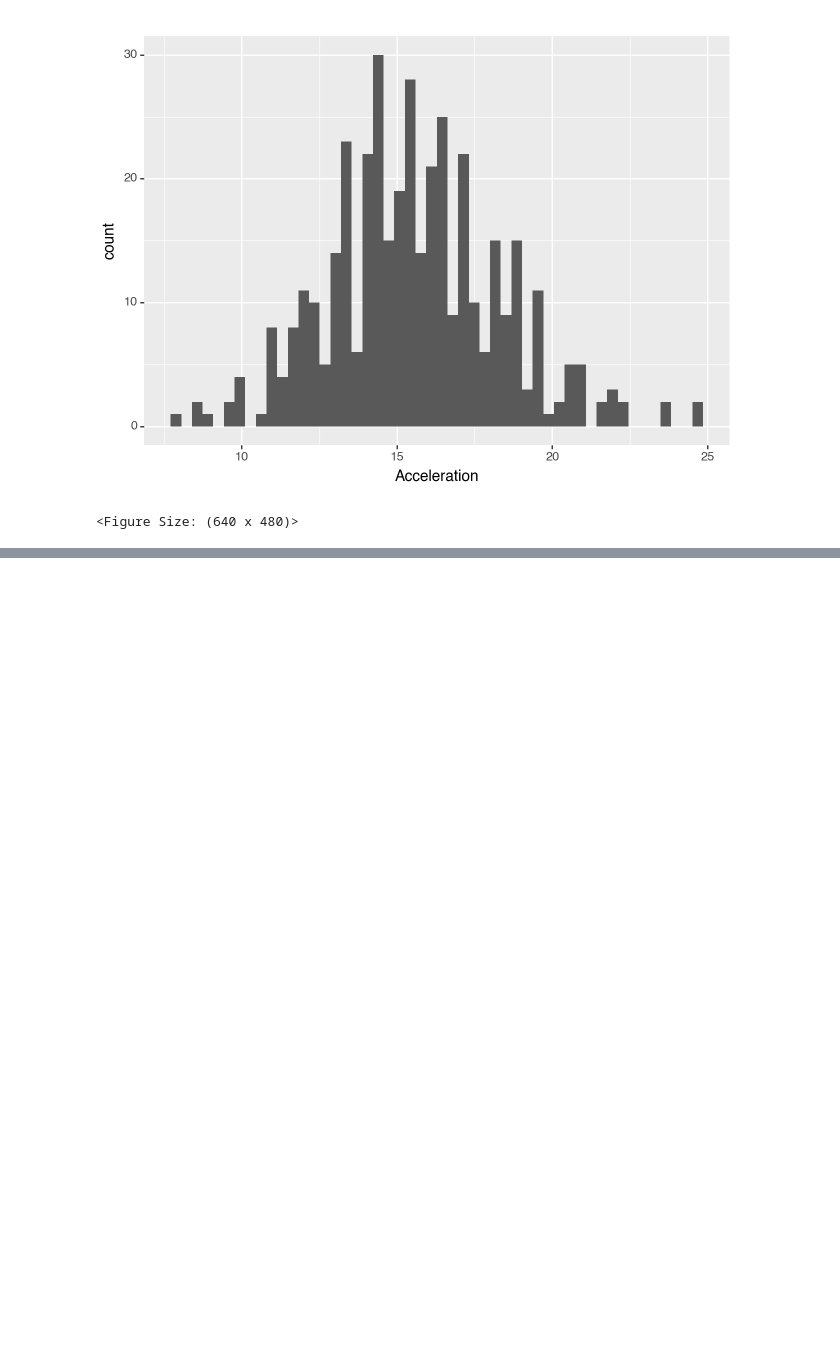
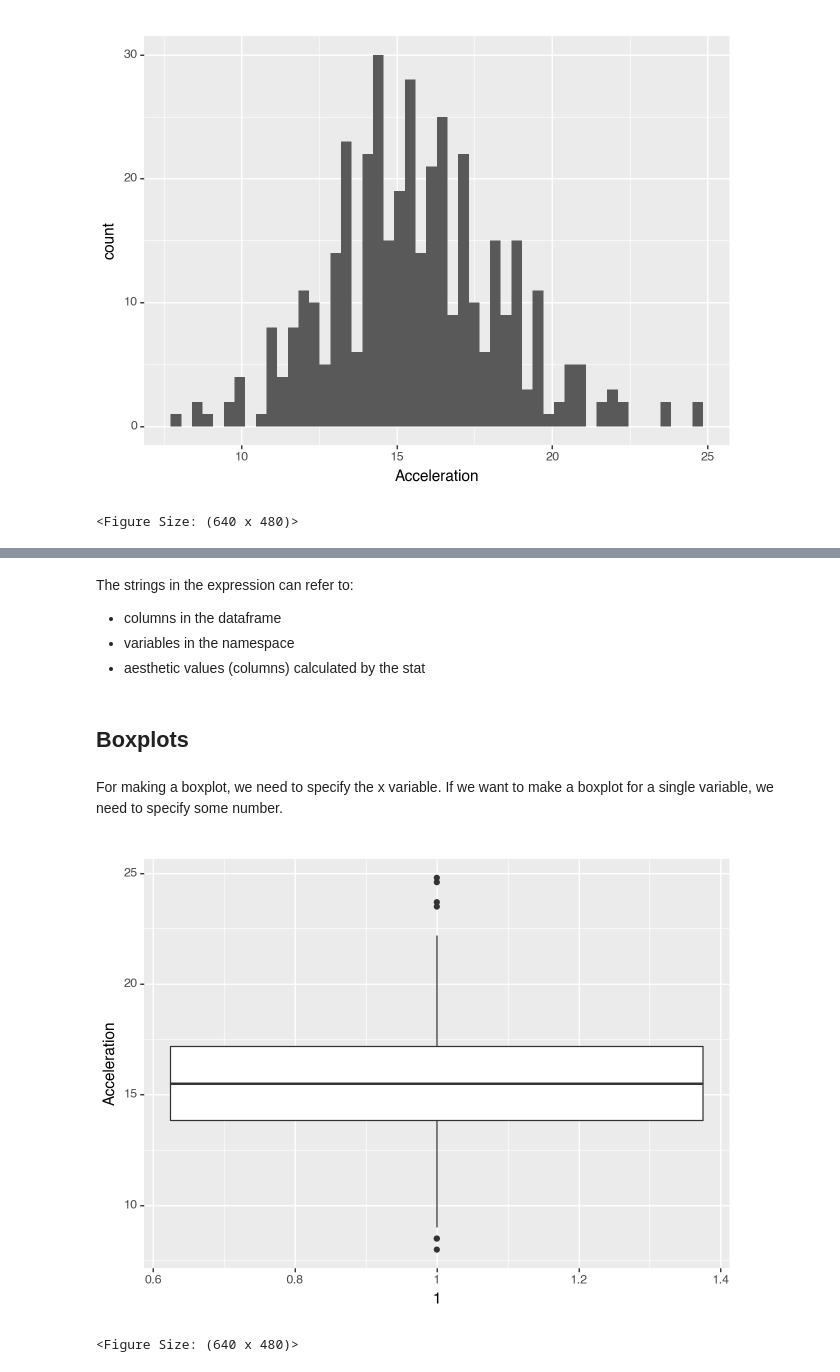
Before and after one commit to scientificprogrammingUOS/lectures_2023, a Jupyter notebook: 8_statistical_modeling/ggplot.ipynb, the cells around one changed output, grey strips where cells are left out. Cells and saved outputs as stored; diff of their text form; code cells hidden in the pictures; blank space fills up the shorter version.

```diff
--- a/8_statistical_modeling/ggplot.ipynb
+++ b/8_statistical_modeling/ggplot.ipynb
@@ -112,0 +123,17 @@ Many geoms are just combinations of less complex geoms and stats. For example a
+# %% [markdown]
+The strings in the expression can refer to:
+
+- columns in the dataframe
+- variables in the namespace
+- aesthetic values (columns) calculated by the stat
+# %% [markdown]
+## Boxplots
+# %% [markdown]
+For making a boxplot, we need to specify the x variable. If we want to make a boxplot for a single variable, we need to specify some number.
+# %%
+(ggplot(cars, aes(x=1, y='Acceleration'))
+ + geom_boxplot()
+)
+# %% [output]
+[figure, added]
+<Figure Size: (640 x 480)>
```
Also changed, not shown: parts of 8 cells of this notebook.
